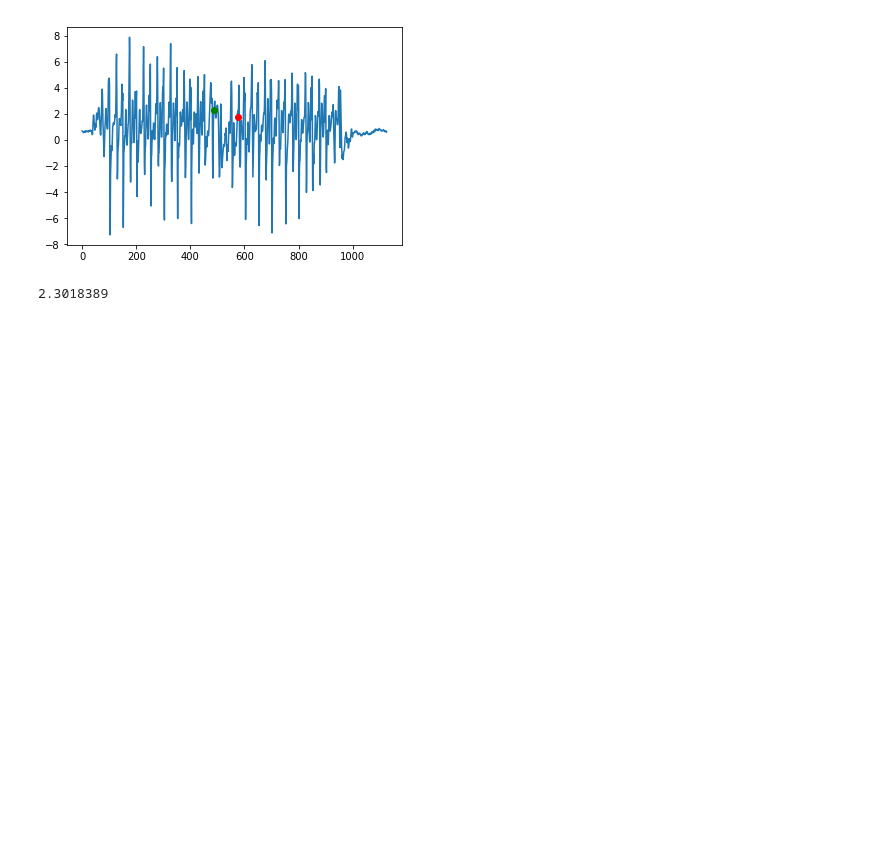
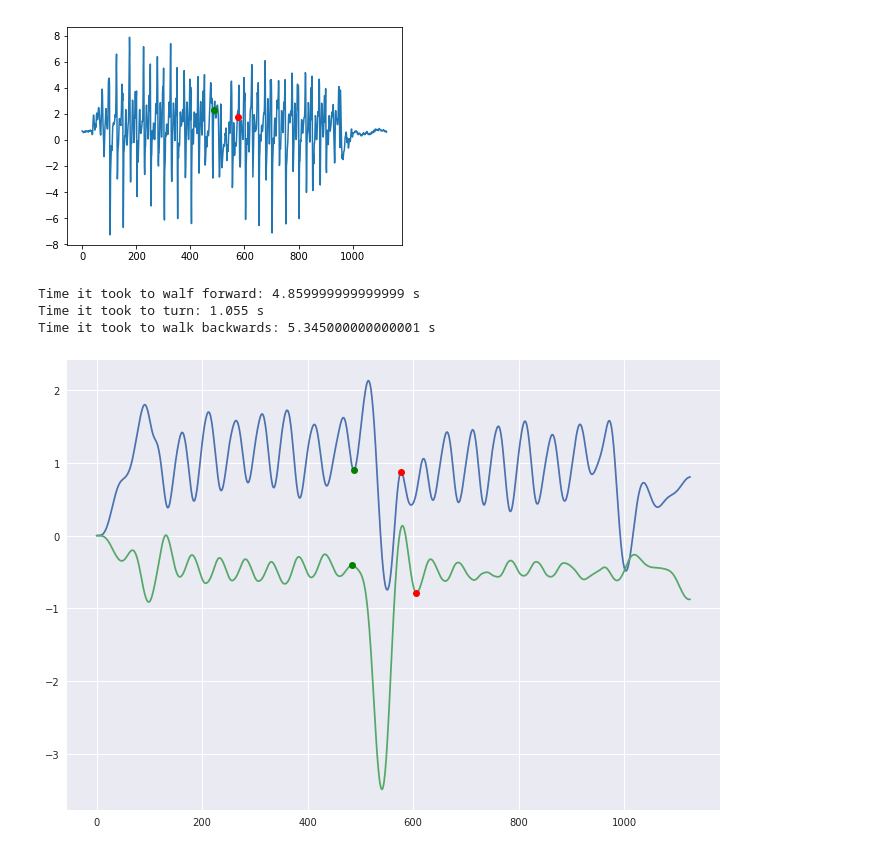
Before and after one commit to pdkit/pdkit, a Jupyter notebook: notebooks/Gait turning time.ipynb, the cells around one changed output. Saved outputs shown, nothing was run; the diff lists cells and outputs as text; code cells hidden in the pictures; blank space fills up the shorter version.

```diff
--- a/notebooks/Gait turning time.ipynb
+++ b/notebooks/Gait turning time.ipynb
@@ -162,7 +157,42 @@ plt.plot(end_turn, ts.y[e], 'ro')
 # %% [output]
 [<matplotlib.lines.Line2D at 0x...>]
 [figure]
-# %%
-ts.y[start_turn]
-# %% [output]
-2.3018389
+# %%
+def walk_turn_times(data, freq, verbose=False):
+    signal = butter_lowpass_filter(data, freq, cutoff=2, order=5)
+
+    start, end = start_end_turn(signal)
+
+    forward = signal[:start]
+    backward = signal[end:]
+    turn = signal[start:end]
+
+    time_f = len(forward) / freq
+    time_b = len(backward) / freq
+    time_t = len(turn) / freq
+
+    if verbose:
+        print("Time it took to walf forward: {} s".format(time_f))
+        print("Time it took to turn: {} s".format(time_t))
+        print("Time it took to walk backwards: {} s ".format(time_b))
+
+    return time_f, time_t, time_b
+# %%
+def two_axis_turn_time(data, freq):
+    f_y, t_y, b_y = walk_turn_times(data.y, freq)
+    f_z, t_z, b_z = walk_turn_times(data.z, freq)
+
+    f = np.mean([f_y, f_z])
+    t = np.mean([t_y, t_z])
+    b = np.mean([b_y, b_z])
+
+    print("Time it took to walf forward: {} s".format(f))
+    print("Time it took to turn: {} s".format(t))
+    print("Time it took to walk backwards: {} s ".format(b))
+# %%
+two_axis_turn_time(ts, 100)
+# %% [output]
+Time it took to walf forward: 4.859999999999999 s
+Time it took to turn: 1.055 s
+Time it took to walk backwards: 5.345000000000001 s
+[figure, added]
```
Also changed, not shown: parts of 4 cells of this notebook.
